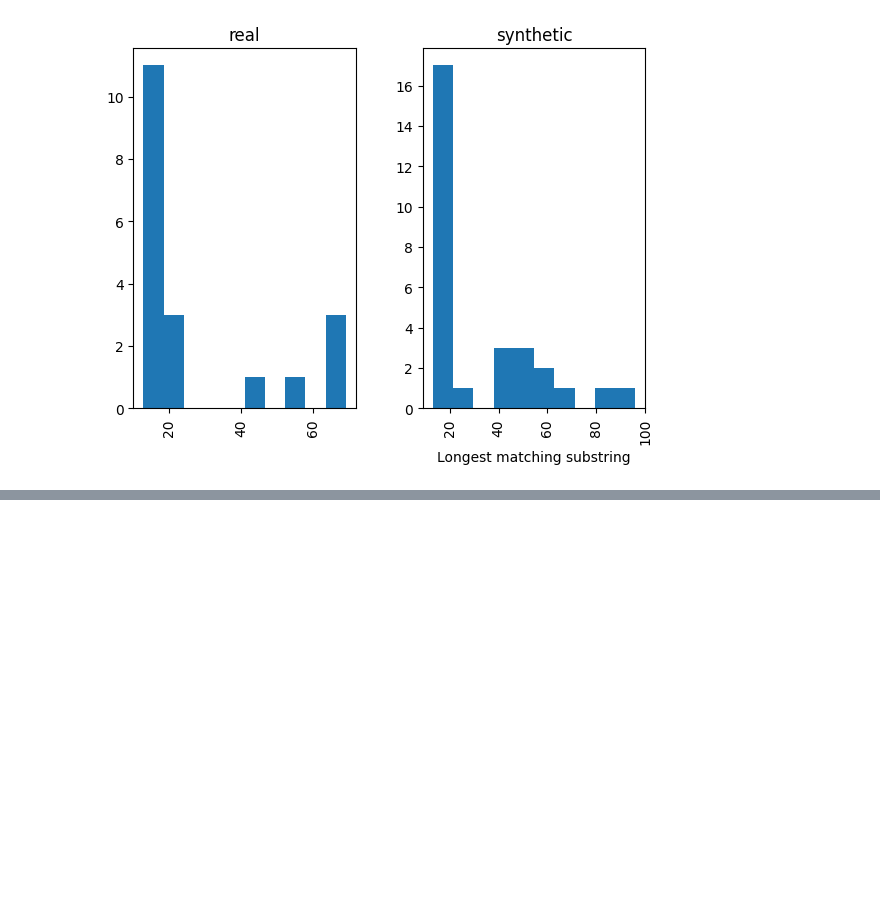
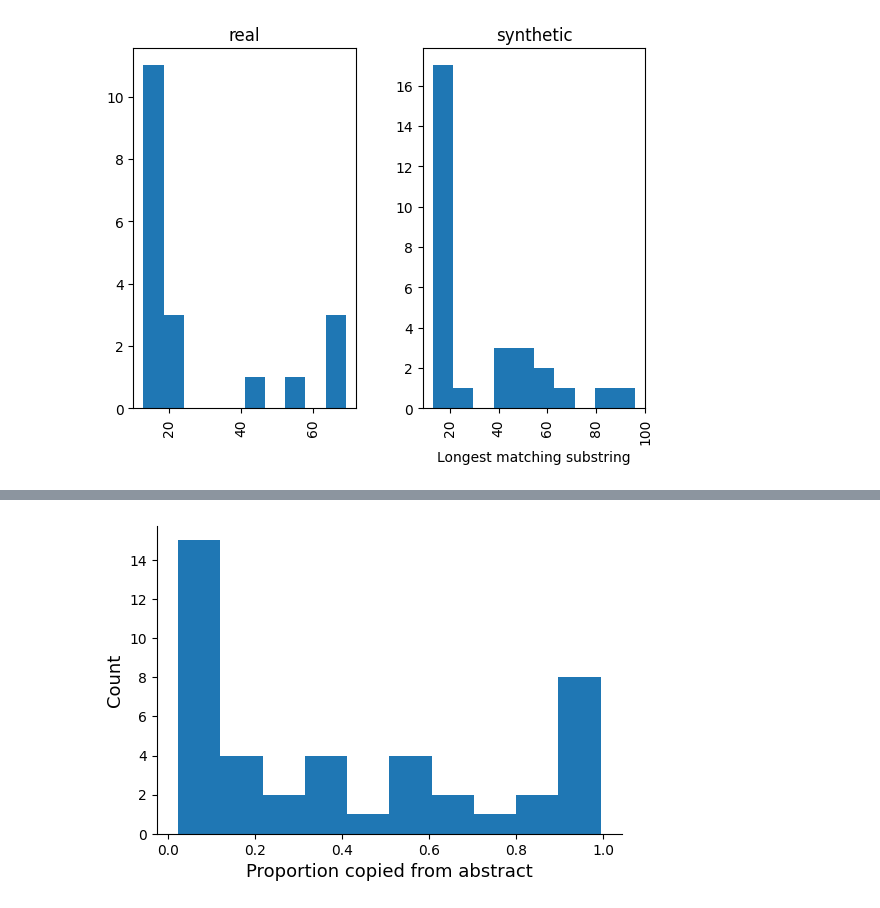
Before and after one commit to epfl-dlab/GPTurk, a Jupyter notebook: src/2_string_matching.ipynb, the cells around one changed output, grey strips where cells are left out. Drawn from its saved outputs; the diff is of its cells as text; code cells hidden in the pictures; blank space fills up the shorter version.

```diff
--- a/src/2_string_matching.ipynb
+++ b/src/2_string_matching.ipynb
@@ -331,0 +471,12 @@ Text(0.5, 0, 'Longest matching substring')
+# %%
+proportion_copied = copied.sort_values(by = "prop_copied")["prop_copied"]
+
+fig, ax = plt.subplots(figsize=(6,4))
+
+ax.hist(proportion_copied, color="tab:blue")
+ax.set_ylabel("Count", fontsize=13)
+ax.set_xlabel("Proportion copied from abstract", fontsize=13)
+ax.spines[['right', 'top']].set_visible(False)
+plt.savefig("../visuals/proportion_copied_from_abstract.pdf", dpi=300, bbox_inches="tight")
+# %% [output]
+[figure, added]
```
Also changed, not shown: parts of 32 cells of this notebook, 14 other files.
